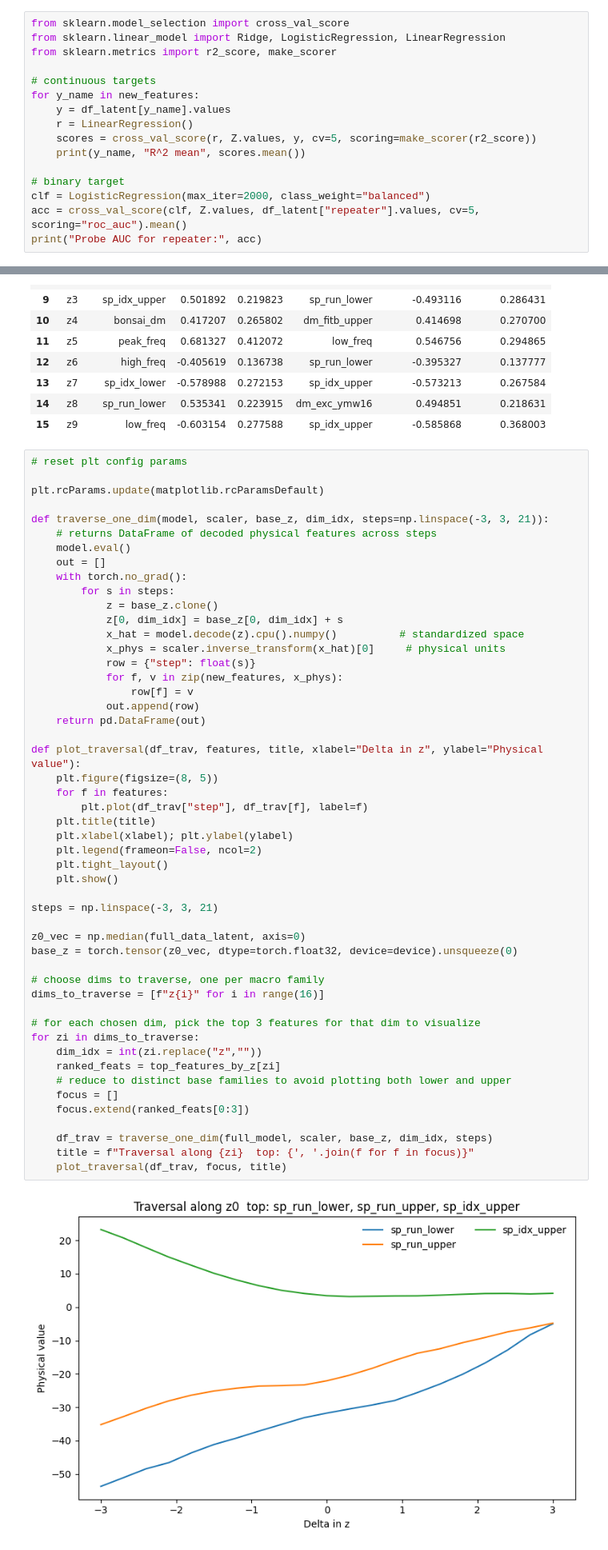
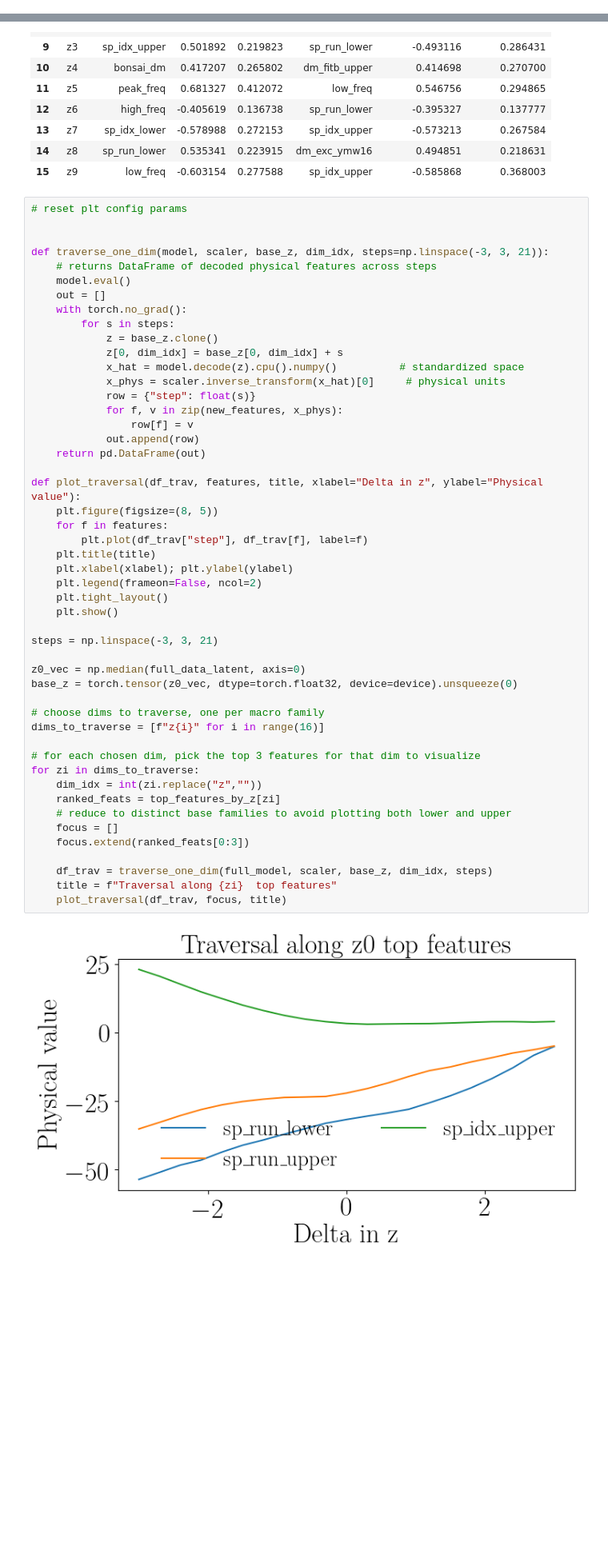
Before and after one commit to rtenacity/frb-analysis, a Jupyter notebook: chime_data/analysis.ipynb, the cells around one changed output, grey strips where cells are left out. Shown at 80% size. Drawn from its saved outputs; the diff is of its cells as text; blank space fills up the shorter version.

```diff
--- a/chime_data/analysis.ipynb
+++ b/chime_data/analysis.ipynb
@@ -1180,16 +1199,0 @@ plt.show()
-# %%
-from sklearn.model_selection import cross_val_score
-from sklearn.linear_model import Ridge, LogisticRegression, LinearRegression
-from sklearn.metrics import r2_score, make_scorer
-
-# continuous targets
-for y_name in new_features:
-    y = df_latent[y_name].values
-    r = LinearRegression()
-    scores = cross_val_score(r, Z.values, y, cv=5, scoring=make_scorer(r2_score))
-    print(y_name, "R^2 mean", scores.mean())
-
-# binary target
-clf = LogisticRegression(max_iter=2000, class_weight="balanced")
-acc = cross_val_score(clf, Z.values, df_latent["repeater"].values, cv=5, scoring="roc_auc").mean()
-print("Probe AUC for repeater:", acc)
@@ -1342,7 +1312,6 @@ Axis labels (suggested):
 # %%
 # reset plt config params
 
-plt.rcParams.update(matplotlib.rcParamsDefault)
 
 def traverse_one_dim(model, scaler, base_z, dim_idx, steps=np.linspace(-3, 3, 21)):
     # returns DataFrame of decoded physical features across steps
@@ -1362,32 +1331,32 @@ def traverse_one_dim(model, scaler, base_z, dim_idx, steps=np.linspace(-3, 3, 21
 
 def plot_traversal(df_trav, features, title, xlabel="Delta in z", ylabel="Physical value"):
     plt.figure(figsize=(8, 5))
     for f in features:
         plt.plot(df_trav["step"], df_trav[f], label=f)
     plt.title(title)
     plt.xlabel(xlabel); plt.ylabel(ylabel)
     plt.legend(frameon=False, ncol=2)
     plt.tight_layout()
     plt.show()
 
 steps = np.linspace(-3, 3, 21)
 
 z0_vec = np.median(full_data_latent, axis=0)
 base_z = torch.tensor(z0_vec, dtype=torch.float32, device=device).unsqueeze(0)
 
 # choose dims to traverse, one per macro family
 dims_to_traverse = [f"z{i}" for i in range(16)]
 
 # for each chosen dim, pick the top 3 features for that dim to visualize
 for zi in dims_to_traverse:
     dim_idx = int(zi.replace("z",""))
     ranked_feats = top_features_by_z[zi]
     # reduce to distinct base families to avoid plotting both lower and upper
     focus = []
     focus.extend(ranked_feats[0:3])
 
     df_trav = traverse_one_dim(full_model, scaler, base_z, dim_idx, steps)
-    title = f"Traversal along {zi}  top: {', '.join(f for f in focus)}"
+    title = f"Traversal along {zi}  top features"
     plot_traversal(df_trav, focus, title)
 # %% [output]
-[figure, old version]
+[figure, new version]
```
Also changed, not shown: parts of 11 cells of this notebook, 8 other files.
